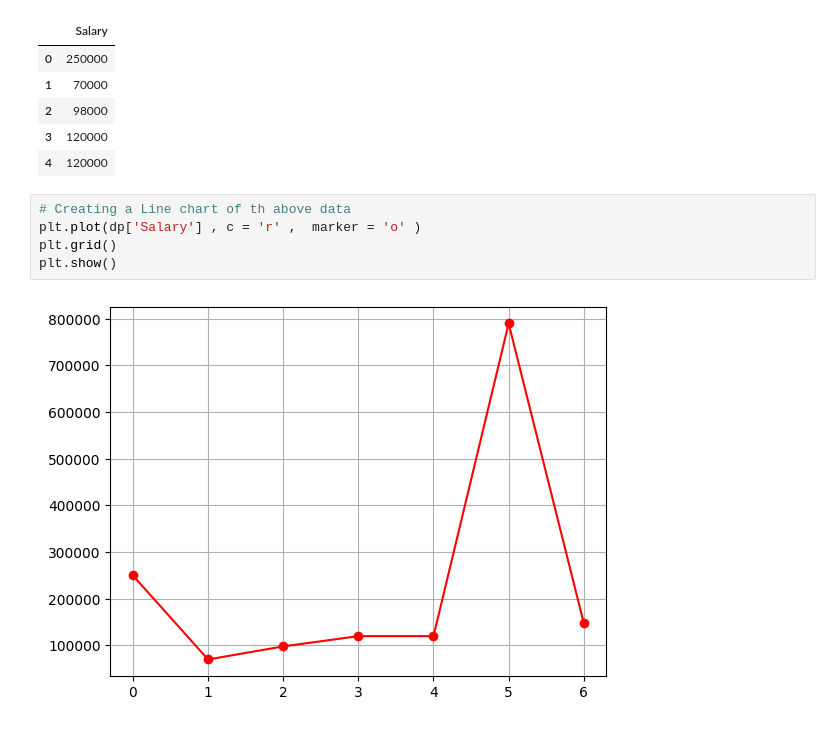
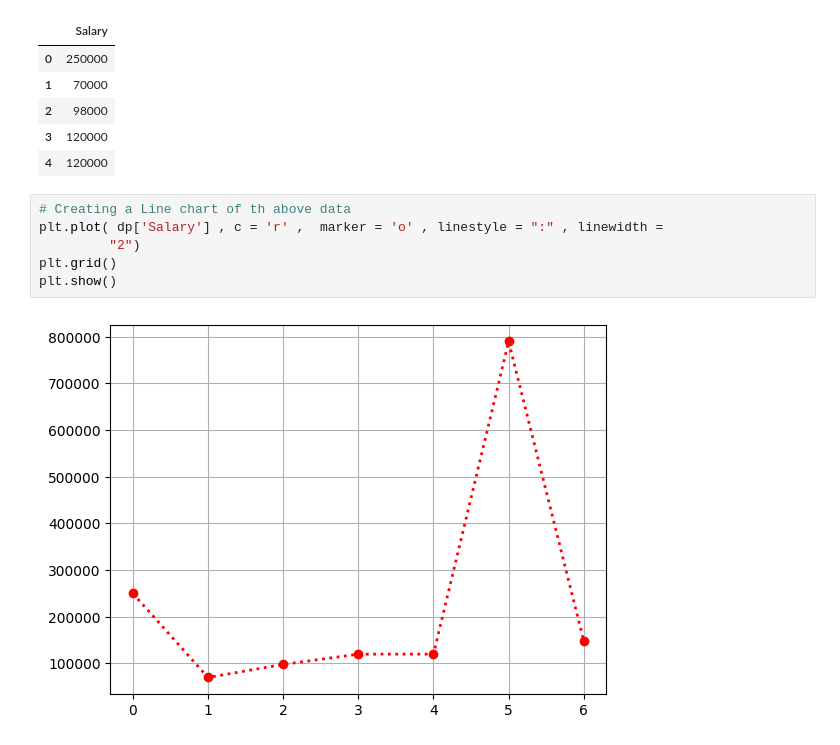
Before and after one commit to sujal910/Learning_PyTorch, a Jupyter notebook: 1_5_matplotlib.ipynb, the cells around one changed output. Saved outputs shown, nothing was run; the diff lists cells and outputs as text.

```diff
--- a/1_5_matplotlib.ipynb
+++ b/1_5_matplotlib.ipynb
@@ -302,8 +302,9 @@ dp.head()
 | 4 | 120000 |
 # %%
 # Creating a Line chart of th above data
-plt.plot(dp['Salary'] , c = 'r' ,  marker = 'o' )
+plt.plot( dp['Salary'] , c = 'r' ,  marker = 'o' , linestyle = ":" , linewidth =
+         "2")
 plt.grid()
 plt.show()
 # %% [output]
-[figure, old version]
+[figure, new version]
```
Also changed, not shown: parts of 2 cells of this notebook.
